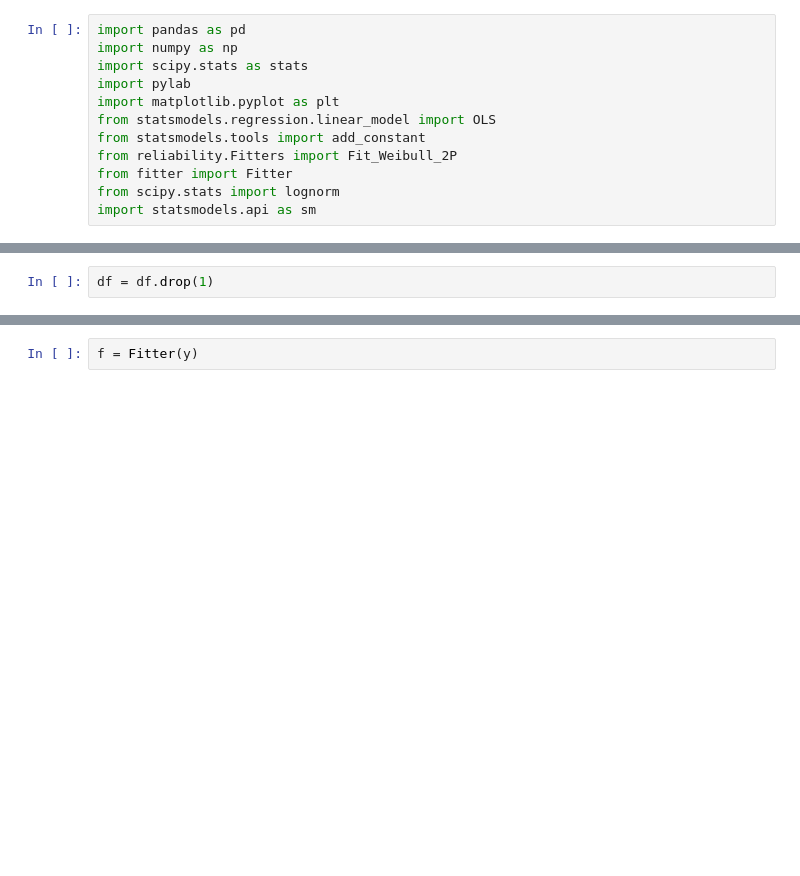
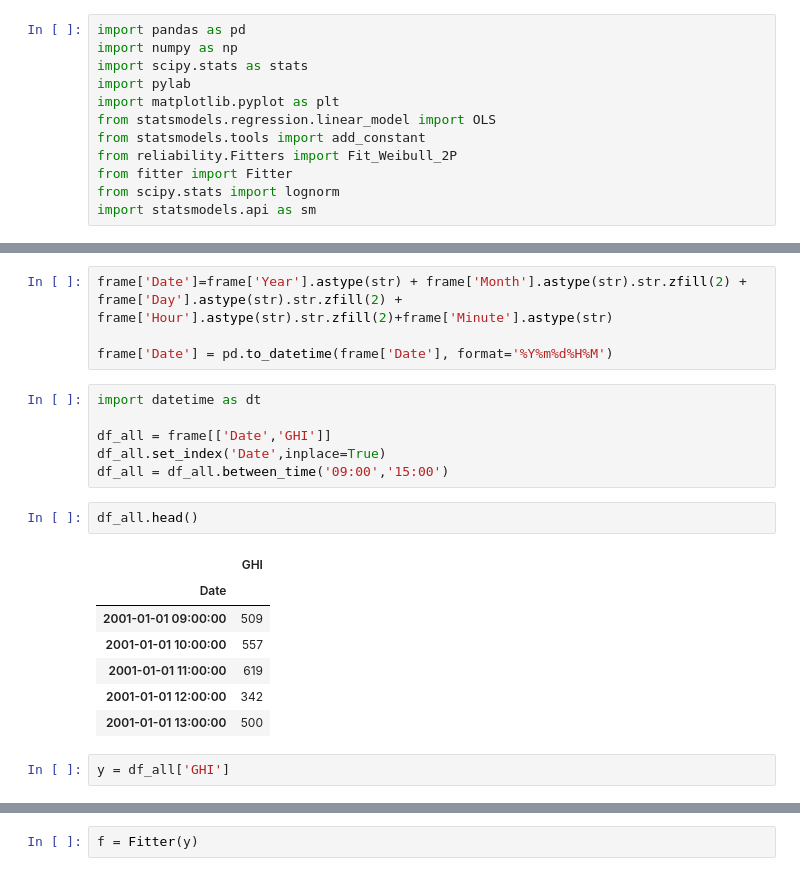
Before and after one commit to Kalit31/Statistical-Analysis-and-Forecasting-of-Solar-Energy, a Jupyter notebook: ghi.ipynb, the cells around one changed output, grey strips where cells are left out. Drawn from its saved outputs; the diff is of its cells as text; blank space fills up the shorter version.

```diff
--- a/ghi.ipynb
+++ b/ghi.ipynb
@@ -83,2 +12,0 @@ df = df.drop(0)
-# %%
-df = df.drop(1)
@@ -104,0 +25,22 @@ y = y.astype('int')
+# %%
+frame['Date']=frame['Year'].astype(str) + frame['Month'].astype(str).str.zfill(2) + frame['Day'].astype(str).str.zfill(2) + frame['Hour'].astype(str).str.zfill(2)+frame['Minute'].astype(str)
+
+frame['Date'] = pd.to_datetime(frame['Date'], format='%Y%m%d%H%M')
+# %%
+import datetime as dt
+
+df_all = frame[['Date','GHI']]
+df_all.set_index('Date',inplace=True)
+df_all = df_all.between_time('09:00','15:00')
+# %%
+df_all.head()
+# %% [output]
+|  | GHI |
+| Date |  |
+| 2001-01-01 09:00:00 | 509 |
+| 2001-01-01 10:00:00 | 557 |
+| 2001-01-01 11:00:00 | 619 |
+| 2001-01-01 12:00:00 | 342 |
+| 2001-01-01 13:00:00 | 500 |
+# %%
+y = df_all['GHI']
```
Also changed, not shown: parts of 25 cells of this notebook.
